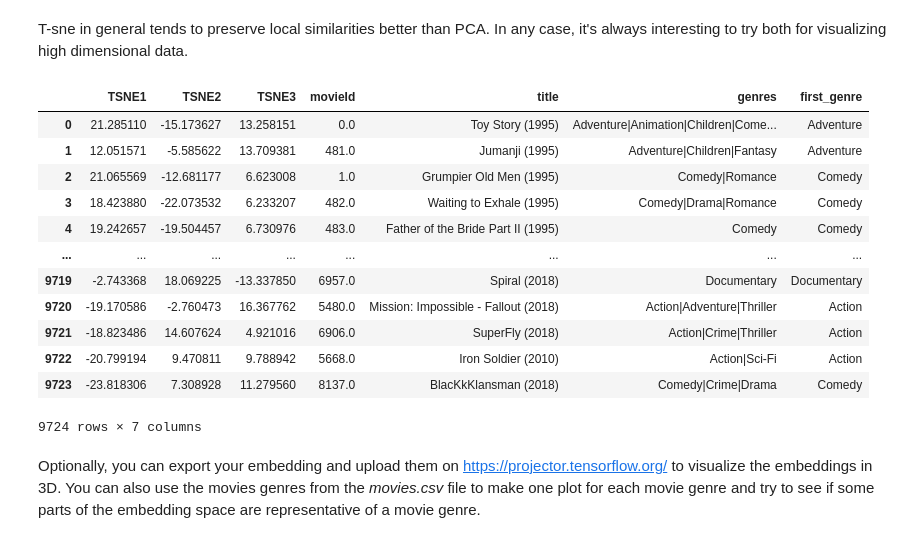
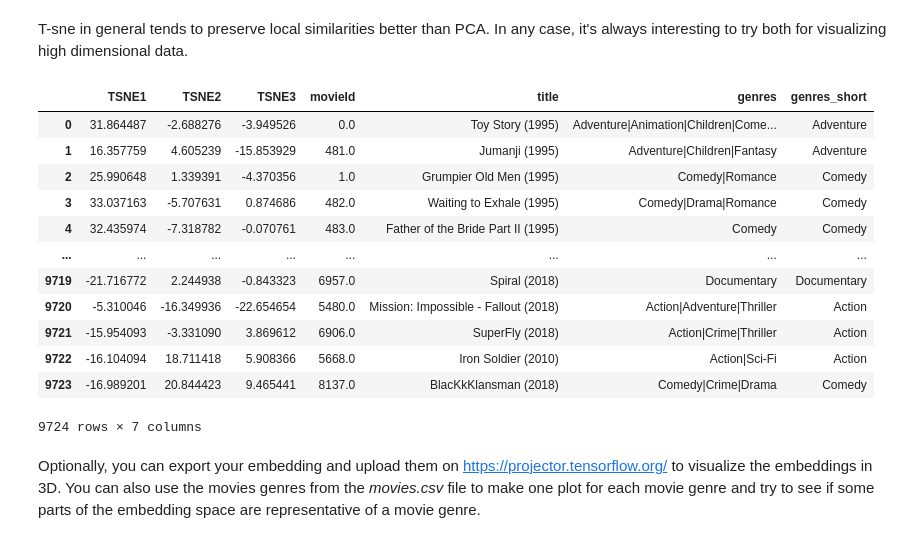
Before and after one commit to Impreccable/ML4, a Jupyter notebook: notebooks/Machine_Learning_4_Recommender_Systems.ipynb, the cells around one changed output. Cells and saved outputs as stored; diff of their text form; code cells hidden in the pictures.

```diff
--- a/notebooks/Machine_Learning_4_Recommender_Systems.ipynb
+++ b/notebooks/Machine_Learning_4_Recommender_Systems.ipynb
@@ -799,7 +805,7 @@ def get_top5_for_user(model, user_id, dataset):
     index_array = data_w_nan.index.to_numpy().astype(int)
     res = [my_array, index_array]
     df_res = pd.DataFrame({'idx_user': my_array, 'ids_film': index_array})
-    y_pred = best_model.predict(res)
+    y_pred = model.predict(res)
     df_res['predicted_rating'] = y_pred
 
     df_res = df_res.sort_values(by='predicted_rating', ascending=False)[:5]
@@ -959,5 +965,4 @@ Let's do the same with t-sne, an algorithm specialized for visualizing high dime
 from sklearn.manifold import TSNE
 
 #TOFILL:
-X_embedded = TSNE(n_components=3, learning_rate='auto',
-                   init='random', perplexity=30).fit_transform(embedding_df_scaled)
+X_embedded = TSNE(n_components=3, learning_rate='auto', perplexity=30).fit_transform(embedding_df_scaled)
@@ -1002,19 +974,20 @@ fig.show()
 # %%
 X_embedded_df = pd.DataFrame(data=X_embedded, columns=['TSNE1', 'TSNE2', 'TSNE3'])
 merged_df = pd.merge(X_embedded_df, df_movies, left_index=True, right_index=True, how='left')
+merged_df['genres_short'] = merged_df.genres.str.split('|', expand=True)[0]
 merged_df
 # %% [output]
-|  | TSNE1 | TSNE2 | TSNE3 | movieId | title | genres | first_genre |
-| 0 | 21.285110 | -15.173627 | 13.258151 | 0.0 | Toy Story (1995) | Adventure|Animation|Children|Come... | Adventure |
-| 1 | 12.051571 | -5.585622 | 13.709381 | 481.0 | Jumanji (1995) | Adventure|Children|Fantasy | Adventure |
-| 2 | 21.065569 | -12.681177 | 6.623008 | 1.0 | Grumpier Old Men (1995) | Comedy|Romance | Comedy |
-| 3 | 18.423880 | -22.073532 | 6.233207 | 482.0 | Waiting to Exhale (1995) | Comedy|Drama|Romance | Comedy |
-| 4 | 19.242657 | -19.504457 | 6.730976 | 483.0 | Father of the Bride Part II (1995) | Comedy | Comedy |
+|  | TSNE1 | TSNE2 | TSNE3 | movieId | title | genres | genres_short |
+| 0 | 31.864487 | -2.688276 | -3.949526 | 0.0 | Toy Story (1995) | Adventure|Animation|Children|Come... | Adventure |
+| 1 | 16.357759 | 4.605239 | -15.853929 | 481.0 | Jumanji (1995) | Adventure|Children|Fantasy | Adventure |
+| 2 | 25.990648 | 1.339391 | -4.370356 | 1.0 | Grumpier Old Men (1995) | Comedy|Romance | Comedy |
+| 3 | 33.037163 | -5.707631 | 0.874686 | 482.0 | Waiting to Exhale (1995) | Comedy|Drama|Romance | Comedy |
+| 4 | 32.435974 | -7.318782 | -0.070761 | 483.0 | Father of the Bride Part II (1995) | Comedy | Comedy |
 | ... | ... | ... | ... | ... | ... | ... | ... |
-| 9719 | -2.743368 | 18.069225 | -13.337850 | 6957.0 | Spiral (2018) | Documentary | Documentary |
-| 9720 | -19.170586 | -2.760473 | 16.367762 | 5480.0 | Mission: Impossible - Fallout (2018) | Action|Adventure|Thriller | Action |
-| 9721 | -18.823486 | 14.607624 | 4.921016 | 6906.0 | SuperFly (2018) | Action|Crime|Thriller | Action |
-| 9722 | -20.799194 | 9.470811 | 9.788942 | 5668.0 | Iron Soldier (2010) | Action|Sci-Fi | Action |
-| 9723 | -23.818306 | 7.308928 | 11.279560 | 8137.0 | BlacKkKlansman (2018) | Comedy|Crime|Drama | Comedy |
+| 9719 | -21.716772 | 2.244938 | -0.843323 | 6957.0 | Spiral (2018) | Documentary | Documentary |
+| 9720 | -5.310046 | -16.349936 | -22.654654 | 5480.0 | Mission: Impossible - Fallout (2018) | Action|Adventure|Thriller | Action |
+| 9721 | -15.954093 | -3.331090 | 3.869612 | 6906.0 | SuperFly (2018) | Action|Crime|Thriller | Action |
+| 9722 | -16.104094 | 18.711418 | 5.908366 | 5668.0 | Iron Soldier (2010) | Action|Sci-Fi | Action |
+| 9723 | -16.989201 | 20.844423 | 9.465441 | 8137.0 | BlacKkKlansman (2018) | Comedy|Crime|Drama | Comedy |
 9724 rows × 7 columns
 # %%
```
Also changed, not shown: parts of 9 cells of this notebook, 1 other file.
